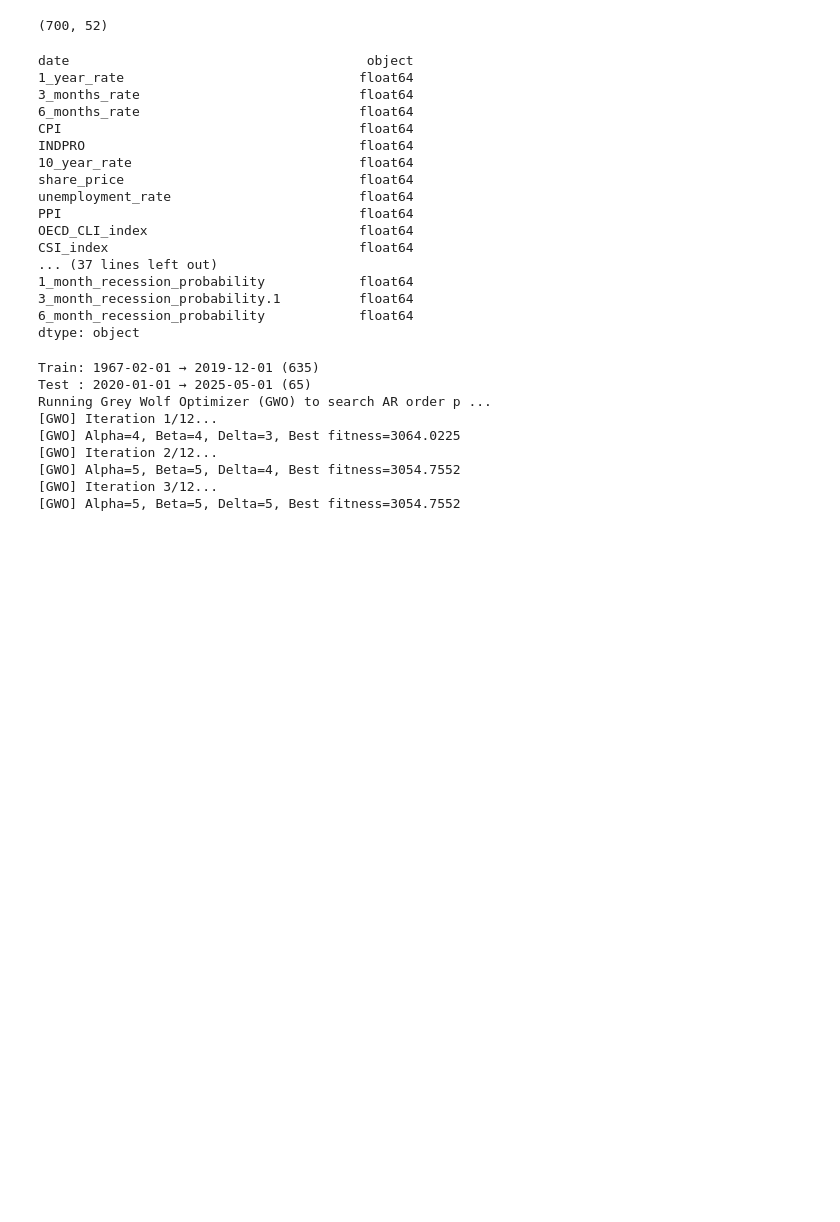
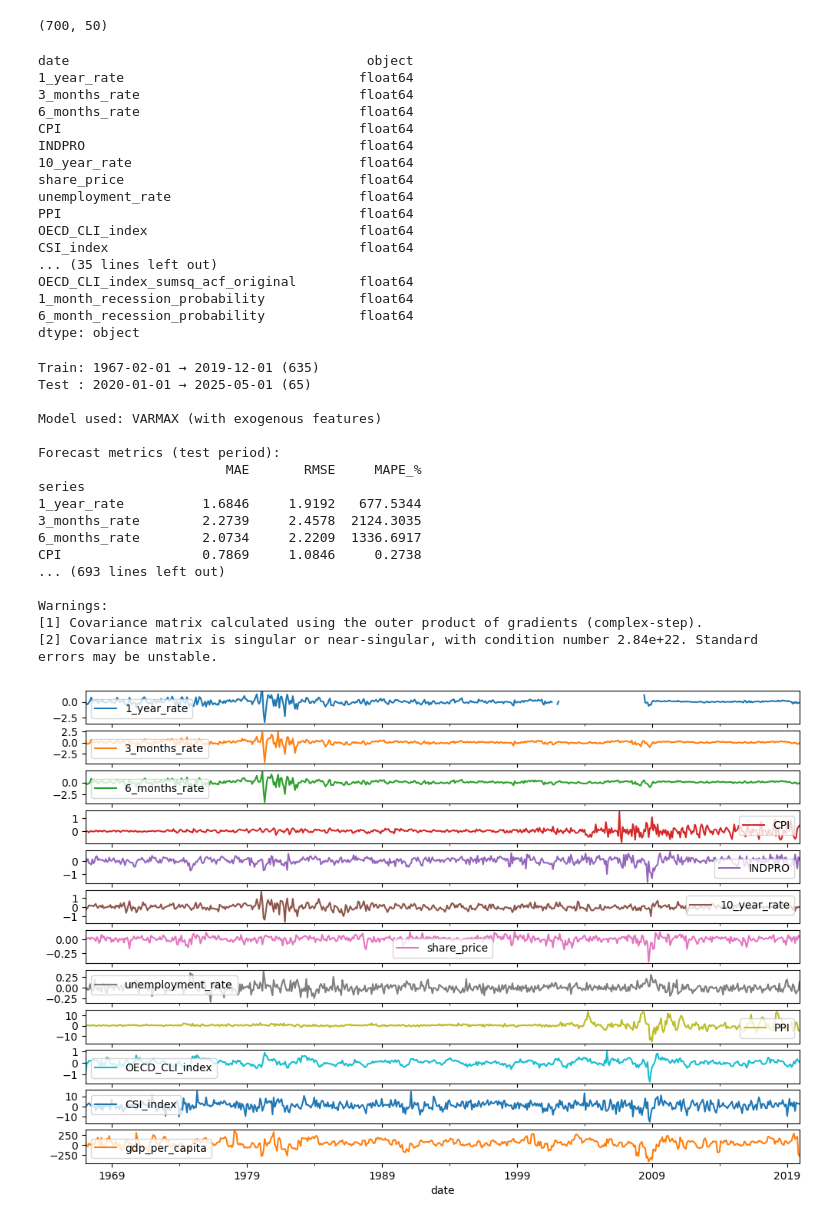
Before and after one commit to DonaldAadithiyan/RecessionRadar, a Jupyter notebook: TS_general_training_notebooks/06VARMAX_model_training.ipynb, the cells around one changed output. Drawn from its saved outputs; the diff is of its cells as text; code cells hidden in the pictures; blank space fills up the shorter version.

```diff
--- a/TS_general_training_notebooks/06VARMAX_model_training.ipynb
+++ b/TS_general_training_notebooks/06VARMAX_model_training.ipynb
@@ -11,11 +11,11 @@ from sklearn.decomposition import PCA
 import joblib
 import pickle
 # %%
-dim_reduced_df = pd.read_csv('../data/feature-engineered/df_2_reduced.csv')
+dim_reduced_df = pd.read_csv('../data/feature-engineered/df_2_reduced_final.csv')
 # %%
 dim_reduced_df.shape
 # %% [output]
-(700, 52)
+(700, 50)
 # %%
 dim_reduced_df.dtypes
 # %% [output]
@@ -31,10 +31,8 @@ unemployment_rate                        float64
 PPI                                      float64
 OECD_CLI_index                           float64
 CSI_index                                float64
-... (37 lines left out)
+... (35 lines left out)
+OECD_CLI_index_sumsq_acf_original        float64
 1_month_recession_probability            float64
-3_month_recession_probability.1          float64
 6_month_recession_probability            float64
 dtype: object
-# %%
-dim_reduced_df = dim_reduced_df.drop(['3_month_recession_probability.1', 'recession_probability.1'], axis=1)
@@ -458,27 +254,36 @@ def run_multivariate_pipeline_meta(df, plot_all=False,
 # %%
-results = run_multivariate_pipeline_meta(dim_reduced_df)
+results = run_multivariate_pipeline(dim_reduced_df)
 preds = results['predictions_vs_actuals']   # contains actuals + *_pred columns for all 12 series
 metrics = results['metrics']                # MAE/RMSE/MAPE per series
 print(results['model_summary'])             # Optional: model summary
 
 for col in preds.columns:
     if not col.endswith("_pred"):  # Only pick actual series
         series = col
         if f"{series}_pred" in preds.columns:  # Ensure prediction exists
             preds[[series, f"{series}_pred"]].plot(
                 title=f"{series}: Actual vs Forecast (Test)",
                 figsize=(8, 5)
             )
             plt.xlabel("Time")
             plt.ylabel(series)
             plt.show()
 # %% [output]
 Train: 1967-02-01 → 2019-12-01 (635)
 Test : 2020-01-01 → 2025-05-01 (65)
-Running Grey Wolf Optimizer (GWO) to search AR order p ...
-[GWO] Iteration 1/12...
-[GWO] Alpha=4, Beta=4, Delta=3, Best fitness=3064.0225
-[GWO] Iteration 2/12...
-[GWO] Alpha=5, Beta=5, Delta=4, Best fitness=3054.7552
-[GWO] Iteration 3/12...
-[GWO] Alpha=5, Beta=5, Delta=5, Best fitness=3054.7552
+
+Model used: VARMAX (with exogenous features)
+
+Forecast metrics (test period):
+                        MAE       RMSE     MAPE_%
+series
+1_year_rate          1.6846     1.9192   677.5344
+3_months_rate        2.2739     2.4578  2124.3035
+6_months_rate        2.0734     2.2209  1336.6917
+CPI                  0.7869     1.0846     0.2738
+... (693 lines left out)
+
+Warnings:
+[1] Covariance matrix calculated using the outer product of gradients (complex-step).
+[2] Covariance matrix is singular or near-singular, with condition number 2.84e+22. Standard errors may be unstable.
+[figure, added]
```
Also changed, not shown: parts of 3 cells of this notebook, 14 other files.
